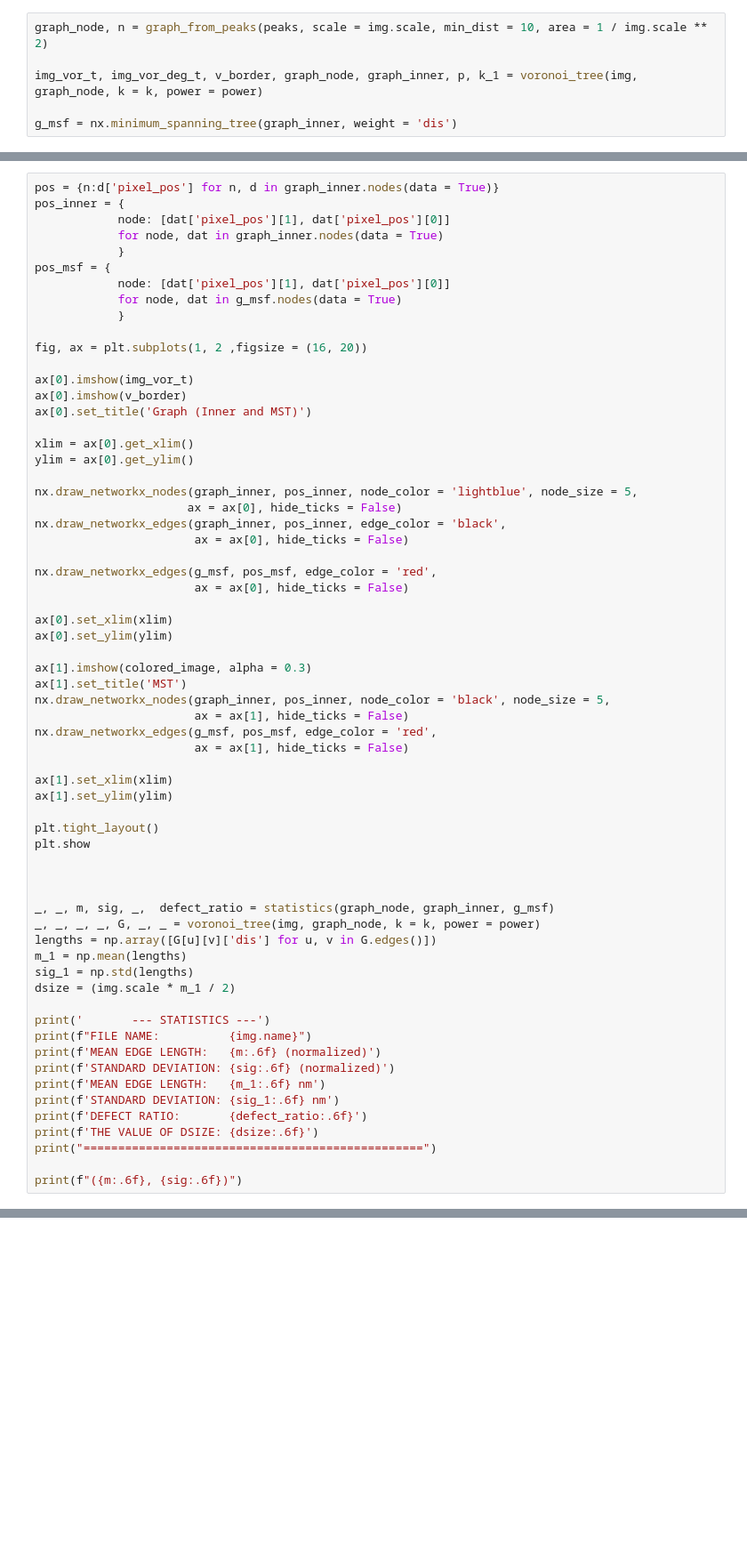
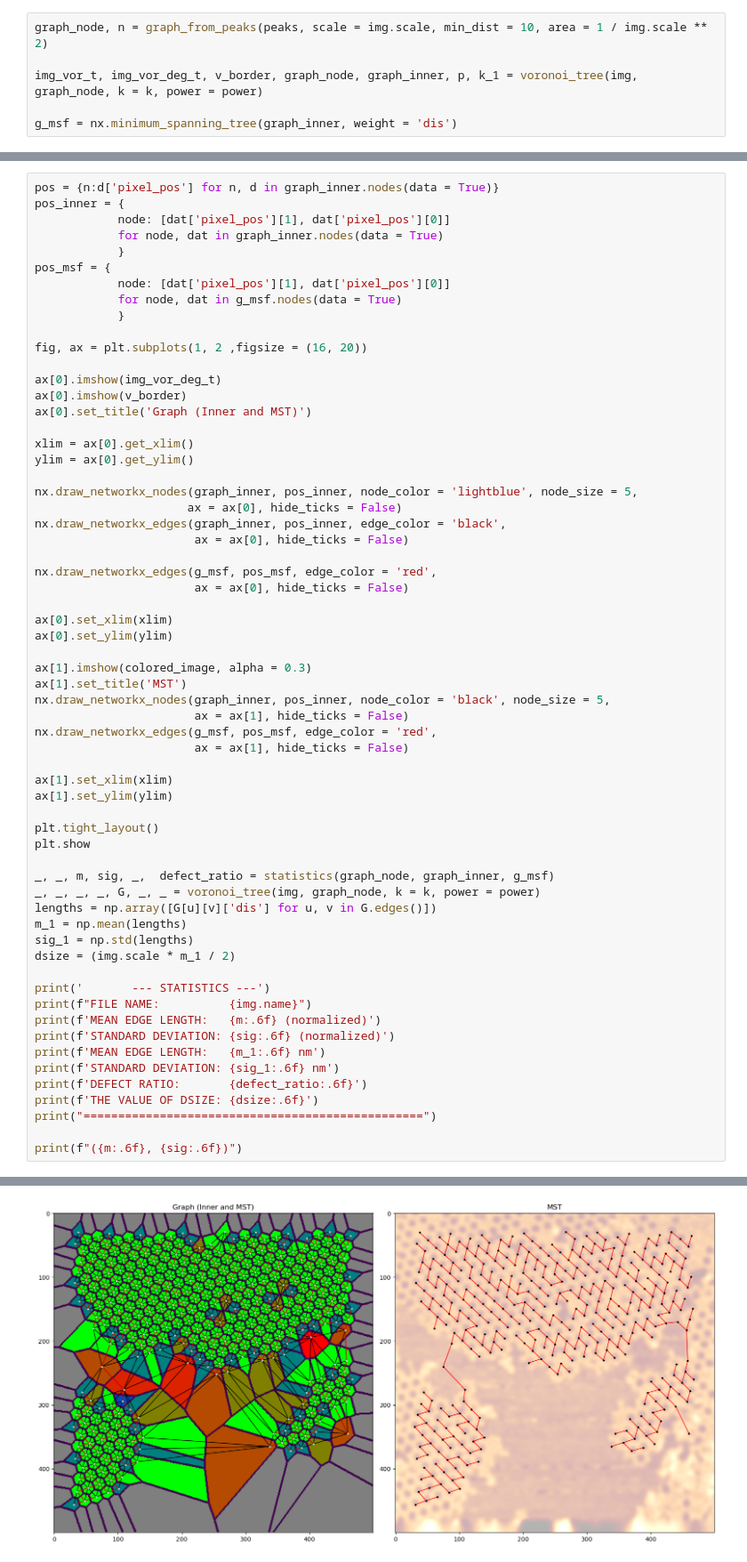
Before and after one commit to GallagherSurfaceLab/summer_26, a Jupyter notebook: template_matching_mst.ipynb, the cells around one changed output, grey strips where cells are left out. Shown at 89% size. Cells and saved outputs as stored; diff of their text form; blank space fills up the shorter version.

Commit message:
Fixed figure

```diff
--- a/template_matching_mst.ipynb
+++ b/template_matching_mst.ipynb
@@ -170,7 +176,7 @@ pos_msf = {
 
 fig, ax = plt.subplots(1, 2 ,figsize = (16, 20))
 
-ax[0].imshow(img_vor_t)
+ax[0].imshow(img_vor_deg_t)
 ax[0].imshow(v_border)
 ax[0].set_title('Graph (Inner and MST)')
 
@@ -201,8 +207,6 @@ ax[1].set_ylim(ylim)
 plt.tight_layout()
 plt.show
 
-
-
 _, _, m, sig, _,  defect_ratio = statistics(graph_node, graph_inner, g_msf)
 _, _, _, _, G, _, _ = voronoi_tree(img, graph_node, k = k, power = power)
 lengths = np.array([G[u][v]['dis'] for u, v in G.edges()])
@@ -221,3 +225,4 @@ print(f'THE VALUE OF DSIZE: {dsize:.6f}')
 print("=================================================")
 
 print(f"({m:.6f}, {sig:.6f})")
+# %% [output]
@@ -223,0 +239 @@ print(f"({m:.6f}, {sig:.6f})")
+[figure, added]
```
Also changed, not shown: parts of 5 cells of this notebook, 12 other files.
